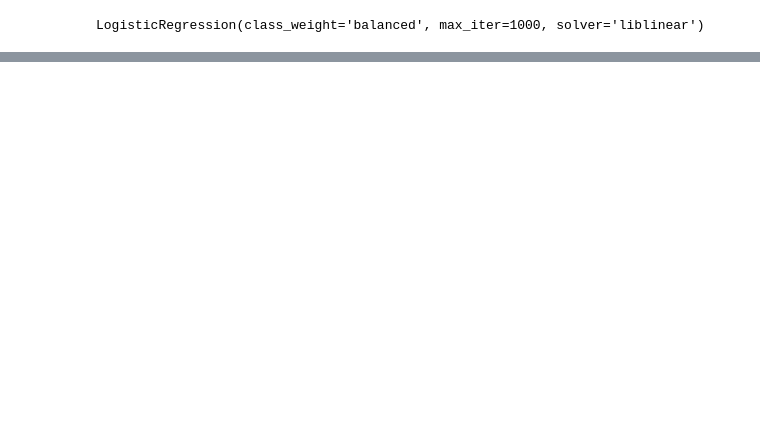
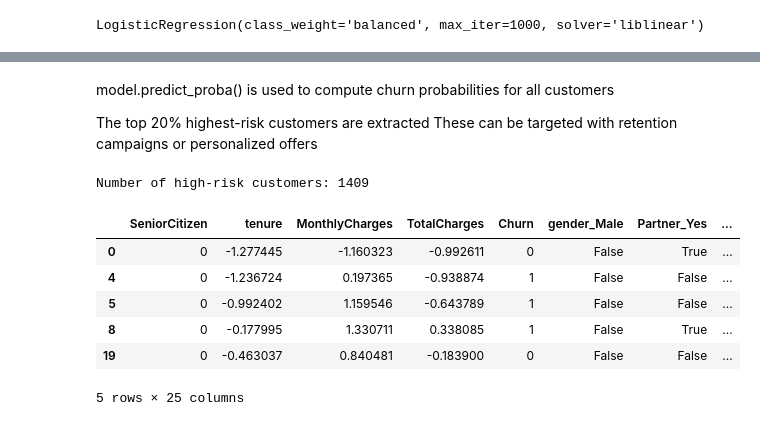
Before and after one commit to LeenaKH123/datascience2, a Jupyter notebook: DataAcquisitionandDataCleaning/Stage2Project/Leena_Alkhalili_Stage2_Code.ipynb, the cells around one changed output, grey strips where cells are left out. Saved outputs shown, nothing was run; the diff lists cells and outputs as text; code cells hidden in the pictures; blank space fills up the shorter version.

Commit message:
enhanced regression model

```diff
--- a/DataAcquisitionandDataCleaning/Stage2Project/Leena_Alkhalili_Stage2_Code.ipynb
+++ b/DataAcquisitionandDataCleaning/Stage2Project/Leena_Alkhalili_Stage2_Code.ipynb
@@ -268,12 +284,7 @@ Name: count, dtype: int64
 # %%
-# STEP 5: Identify Categorical Columns and Apply One-Hot Encoding
-
-# Get all object columns (which are candidates for encoding)
+# STEP 4: One-Hot Encode Categorical Variables
 categorical_cols = df.select_dtypes(include='object').columns.tolist()
-
-# Remove 'Churn' from list only if it's there
 if 'Churn' in categorical_cols:
     categorical_cols.remove('Churn')
 
-# One-hot encode
-df_encoded = pd.get_dummies(df, columns=categorical_cols, drop_first=True)
+df = pd.get_dummies(df, columns=categorical_cols, drop_first=True)
@@ -280,5 +293,5 @@ df_encoded = pd.get_dummies(df, columns=categorical_cols, drop_first=True)
 # %%
-# STEP 6: Scale Numerical Features
+# STEP 5: Scale Numerical Features
 numerical_cols = ['tenure', 'MonthlyCharges', 'TotalCharges']
 scaler = StandardScaler()
-df_encoded[numerical_cols] = scaler.fit_transform(df_encoded[numerical_cols])
+df[numerical_cols] = scaler.fit_transform(df[numerical_cols])
@@ -289,5 +302,11 @@ y = df_encoded['Churn']
 # %%
-# STEP 8: Train-Test Split with Stratification
+# STEP 6: Define Features and Target, Then Split Data
+X = df.drop('Churn', axis=1)
+y = df['Churn']
+
 X_train, X_test, y_train, y_test = train_test_split(
     X, y, test_size=0.2, stratify=y, random_state=42
 )
+
+print("Training set size:", X_train.shape)
+print("Testing set size:", X_test.shape)
@@ -294,6 +328,10 @@ X_train, X_test, y_train, y_test = train_test_split(
 # %%
-# STEP 9: Train Logistic Regression Model
-model = LogisticRegression(class_weight='balanced', max_iter=1000, solver='liblinear')
+# STEP 7: Train Logistic Regression Model
+model = LogisticRegression(
+    class_weight='balanced',
+    max_iter=1000,
+    solver='liblinear'
+)
 model.fit(X_train, y_train)
 # %% [output]
 LogisticRegression(class_weight='balanced', max_iter=1000, solver='liblinear')
@@ -330,0 +407,24 @@ ROC-AUC Score: 0.841997984964737
+# %% [markdown]
+model.predict_proba() is used to compute churn probabilities for all customers
+
+The top 20% highest-risk customers are extracted
+These can be targeted with retention campaigns or personalized offers
+# %%
+
+# STEP 10: Risk-Based Segmentation - Identify High-Risk Customers
+df['Churn_Probability'] = model.predict_proba(X)[:, 1]
+
+# Top 20% churn risk
+high_risk = df[df['Churn_Probability'] >= df['Churn_Probability'].quantile(0.80)]
+
+print("Number of high-risk customers:", high_risk.shape[0])
+high_risk.head()
+# %% [output]
+Number of high-risk customers: 1409
+|  | SeniorCitizen | tenure | MonthlyCharges | TotalCharges | Churn | gender_Male | Partner_Yes | ... |
+| 0 | 0 | -1.277445 | -1.160323 | -0.992611 | 0 | False | True | ... |
+| 4 | 0 | -1.236724 | 0.197365 | -0.938874 | 1 | False | False | ... |
+| 5 | 0 | -0.992402 | 1.159546 | -0.643789 | 1 | False | False | ... |
+| 8 | 0 | -0.177995 | 1.330711 | 0.338085 | 1 | False | True | ... |
+| 19 | 0 | -0.463037 | 0.840481 | -0.183900 | 0 | False | False | ... |
+5 rows × 25 columns
```
Also changed, not shown: parts of 16 cells of this notebook.
